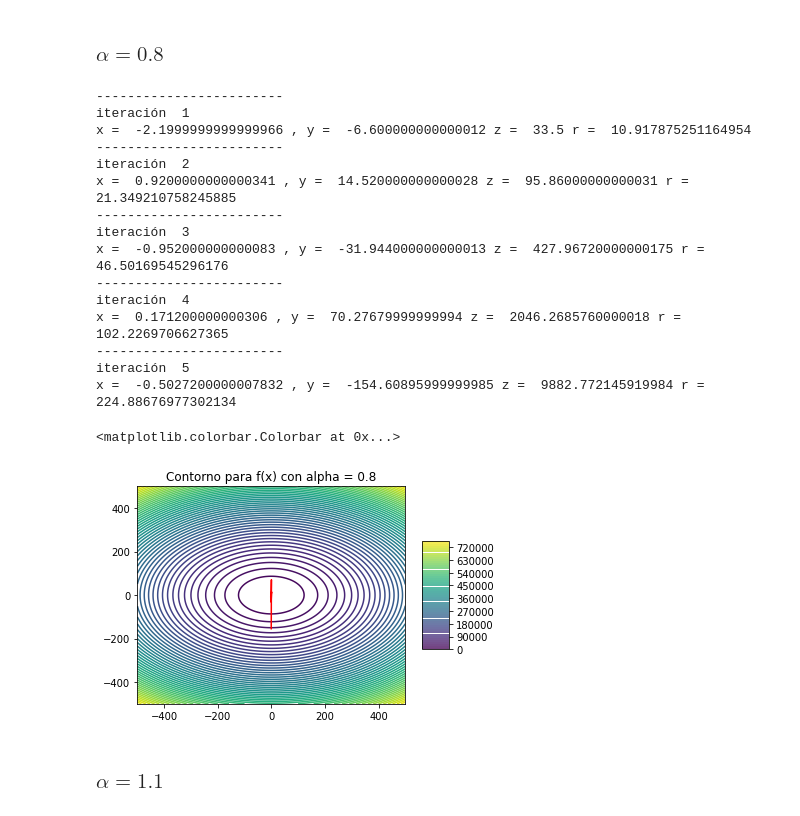
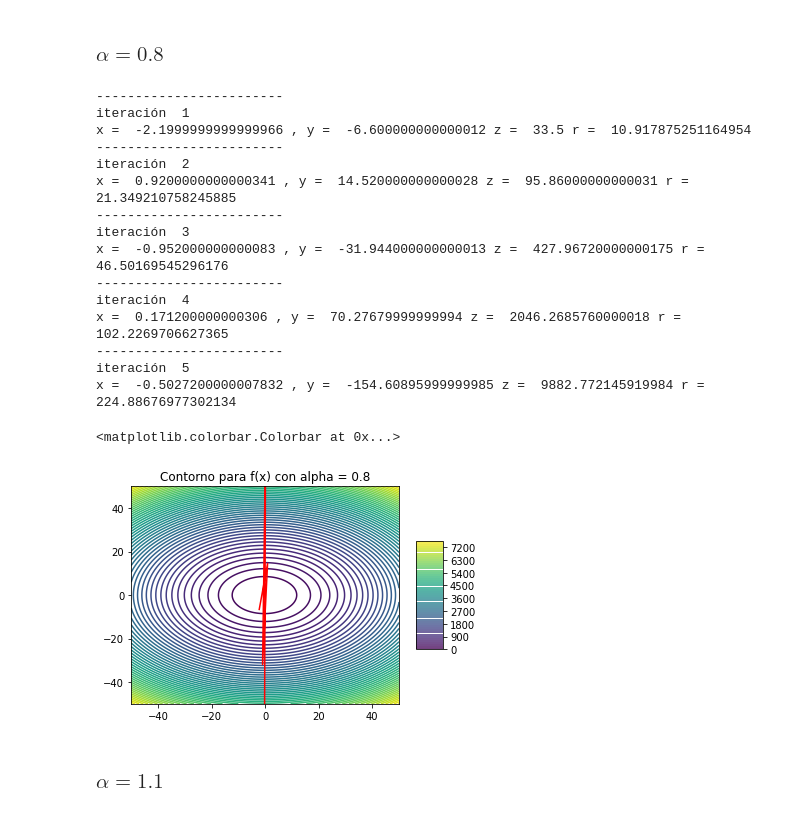
Before and after one commit to lab-optimizacion-202220/descenso_de_gradiente, a Jupyter notebook: lab_gradiente.ipynb, the cells around one changed output. Saved outputs shown, nothing was run; the diff lists cells and outputs as text; code cells hidden in the pictures.

```diff
--- a/lab_gradiente.ipynb
+++ b/lab_gradiente.ipynb
@@ -147,43 +147,43 @@ plt.colorbar(ax,shrink=0.5,aspect=4)
 # %% [markdown]
 ### $\alpha = 0.8$
-# %%
-xo2= [3,3]
-alpha = 0.8
-n= 200
-r = 0.0001
-vx,vy=des_grad (xo2,n,alpha,r)
-# %% [output]
-------------------------
-iteración  1
-x =  -2.1999999999999966 , y =  -6.600000000000012 z =  33.5 r =  10.917875251164954
-------------------------
-iteración  2
-x =  0.9200000000000341 , y =  14.520000000000028 z =  95.86000000000031 r =  21.349210758245885
-------------------------
-iteración  3
-x =  -0.952000000000083 , y =  -31.944000000000013 z =  427.96720000000175 r =  46.50169545296176
-------------------------
-iteración  4
-x =  0.171200000000306 , y =  70.27679999999994 z =  2046.2685760000018 r =  102.2269706627365
-------------------------
-iteración  5
-x =  -0.5027200000007832 , y =  -154.60895999999985 z =  9882.772145919984 r =  224.88676977302134
 # %%
-x1 = np.linspace(-500,500,500)
-x2 = np.linspace(-500,500,500)
+xo2= [3,3]
+alpha = 0.8
+n= 200
+r = 0.0001
+vx,vy=des_grad (xo2,n,alpha,r)
+x1 = np.linspace(-50,50,500)
+x2 = np.linspace(-50,50,500)
 X1,Y1 = np.meshgrid(x1,x2)
 
 # A1
 plt.figure(3)
 plt.title("Contorno para f(x) con alpha = 0.8")
 
 Z =(X1)**2 + 2*(Y1**2) + 0.5*X1+ 5
 ax=plt.contour(X1,Y1,Z,50)
 plt.plot(vx,vy,"r")
+plt.xlim([-50,50])
+plt.ylim([-50,50])
 
 plt.colorbar(ax,shrink=0.5,aspect=4)
 # %% [output]
-<matplotlib.colorbar.Colorbar at 0x...>
+------------------------
+iteración  1
+x =  -2.1999999999999966 , y =  -6.600000000000012 z =  33.5 r =  10.917875251164954
+------------------------
+iteración  2
+x =  0.9200000000000341 , y =  14.520000000000028 z =  95.86000000000031 r =  21.349210758245885
+------------------------
+iteración  3
+x =  -0.952000000000083 , y =  -31.944000000000013 z =  427.96720000000175 r =  46.50169545296176
+------------------------
+iteración  4
+x =  0.171200000000306 , y =  70.27679999999994 z =  2046.2685760000018 r =  102.2269706627365
+------------------------
+iteración  5
+x =  -0.5027200000007832 , y =  -154.60895999999985 z =  9882.772145919984 r =  224.88676977302134
+<matplotlib.colorbar.Colorbar at 0x...>
-[figure, old version]
+[figure, new version]
 # %% [markdown]
 ### $\alpha = 1.1$
```
Also changed, not shown: parts of 11 cells of this notebook.
